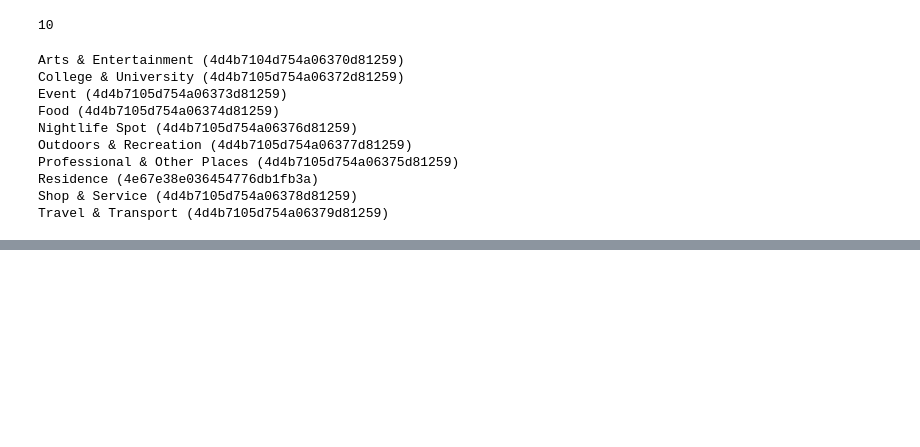
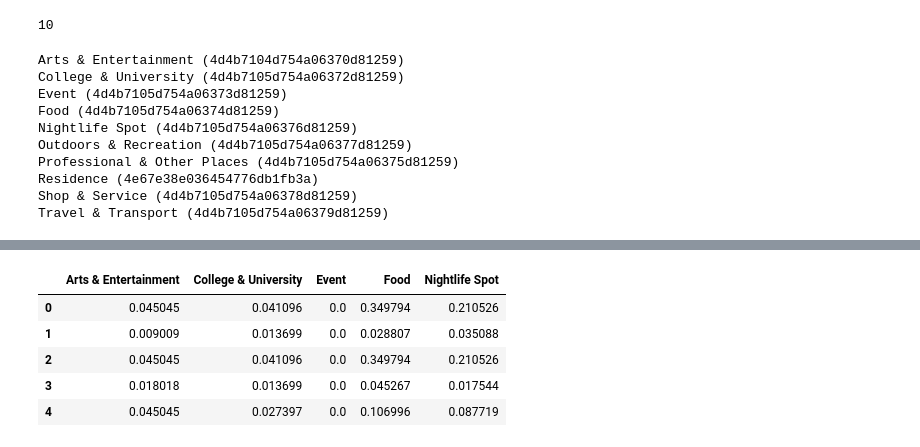
Before and after one commit to noiseorigin/ibm-data-science-capstone, a Jupyter notebook: Data Analysis of Chciago Metro stations.ipynb, the cells around one changed output, grey strips where cells are left out. Cells and saved outputs as stored; diff of their text form; code cells hidden in the pictures; blank space fills up the shorter version.

```diff
--- a/Data Analysis of Chciago Metro stations.ipynb
+++ b/Data Analysis of Chciago Metro stations.ipynb
@@ -349,0 +436,11 @@ AttributeError: 'DataFrame' object has no attribute 'unique'
+# %%
+cluster_df = pd.DataFrame(cluster_dataset)
+cluster_df.columns = [c[0] for c in categories_list]
+cluster_df.head()
+# %% [output]
+|  | Arts & Entertainment | College & University | Event | Food | Nightlife Spot |
+| 0 | 0.045045 | 0.041096 | 0.0 | 0.349794 | 0.210526 |
+| 1 | 0.009009 | 0.013699 | 0.0 | 0.028807 | 0.035088 |
+| 2 | 0.045045 | 0.041096 | 0.0 | 0.349794 | 0.210526 |
+| 3 | 0.018018 | 0.013699 | 0.0 | 0.045267 | 0.017544 |
+| 4 | 0.045045 | 0.027397 | 0.0 | 0.106996 | 0.087719 |
```
Also changed, not shown: parts of 28 cells of this notebook, 1 other file.
